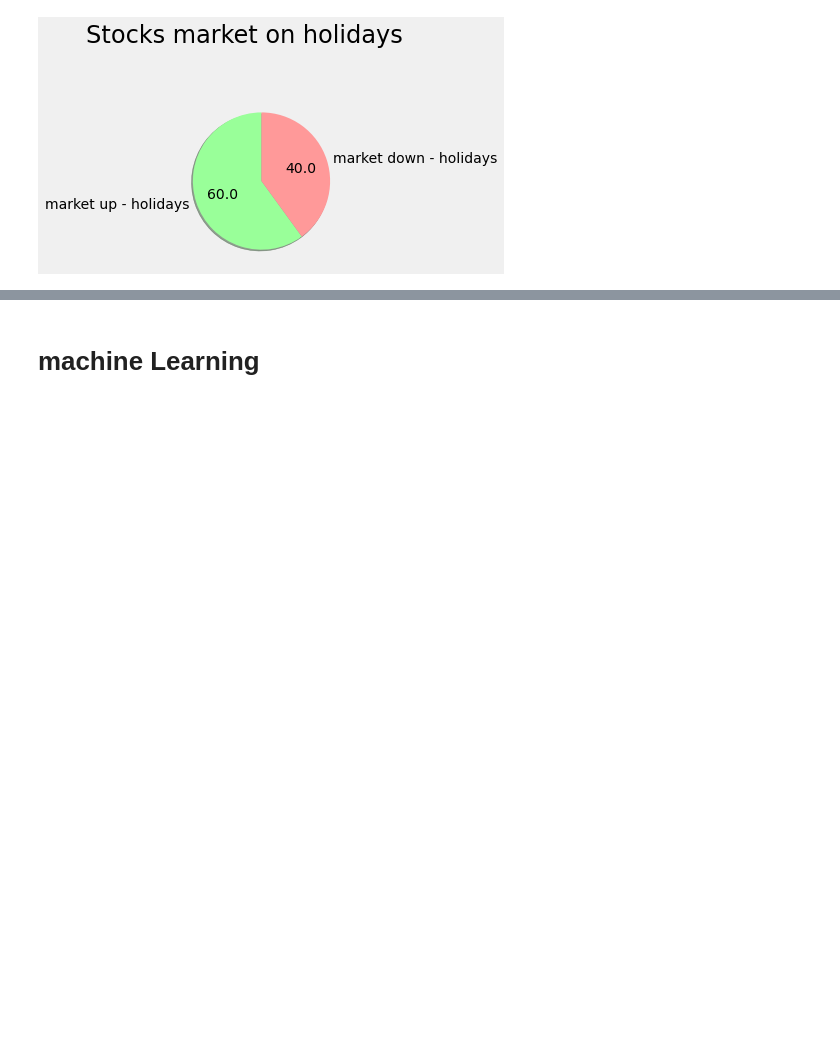
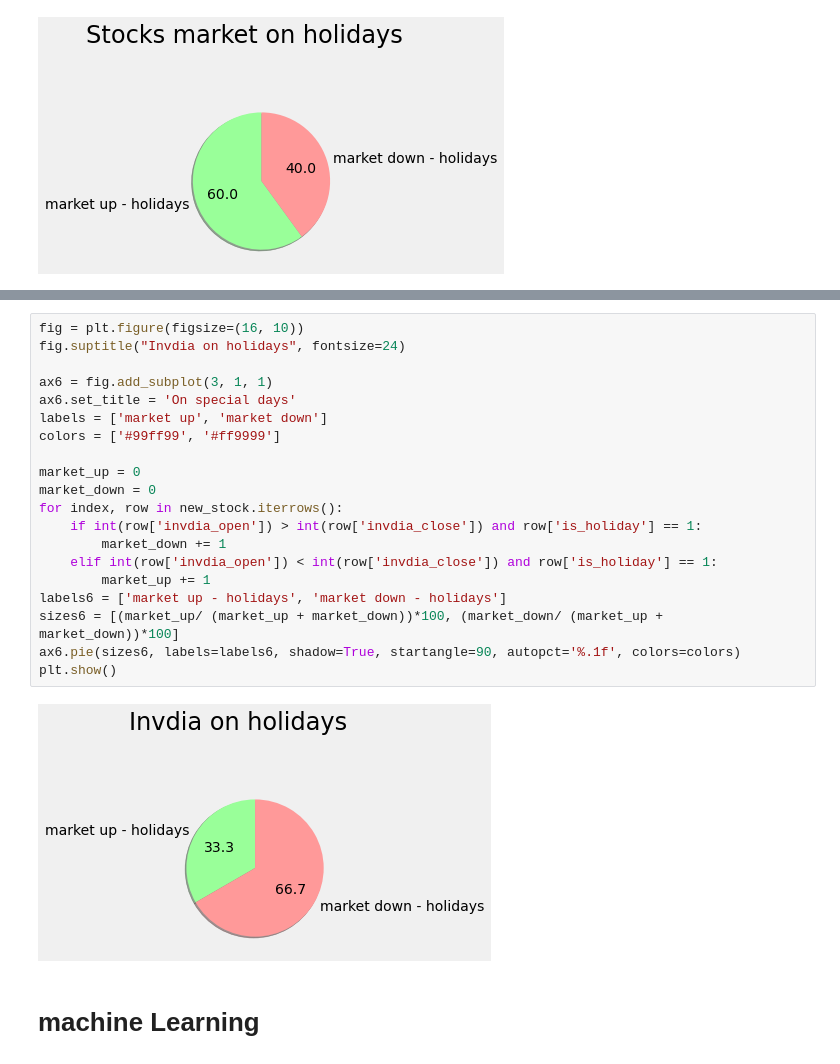
Before and after one commit to omerrb/stock_market_ai, a Jupyter notebook: main.ipynb, the cells around one changed output, grey strips where cells are left out. Cells and saved outputs as stored; diff of their text form; blank space fills up the shorter version.

```diff
--- a/main.ipynb
+++ b/main.ipynb
@@ -854,3 +925,25 @@ plt.show()
+# %%
+fig = plt.figure(figsize=(16, 10))
+fig.suptitle("Invdia on holidays", fontsize=24)
+
+ax6 = fig.add_subplot(3, 1, 1)
+ax6.set_title = 'On special days'
+labels = ['market up', 'market down']
+colors = ['#99ff99', '#ff9999']
+
+market_up = 0
+market_down = 0
+for index, row in new_stock.iterrows():
+    if int(row['invdia_open']) > int(row['invdia_close']) and row['is_holiday'] == 1:
+        market_down += 1
+    elif int(row['invdia_open']) < int(row['invdia_close']) and row['is_holiday'] == 1:
+        market_up += 1
+labels6 = ['market up - holidays', 'market down - holidays']
+sizes6 = [(market_up/ (market_up + market_down))*100, (market_down/ (market_up + market_down))*100]
+ax6.pie(sizes6, labels=labels6, shadow=True, startangle=90, autopct='%.1f', colors=colors)
+plt.show()
+# %% [output]
+[figure, added]
 # %% [markdown]
 # machine Learning
 # %% [markdown]
```
Also changed, not shown: parts of 11 cells of this notebook, 2 other files.
